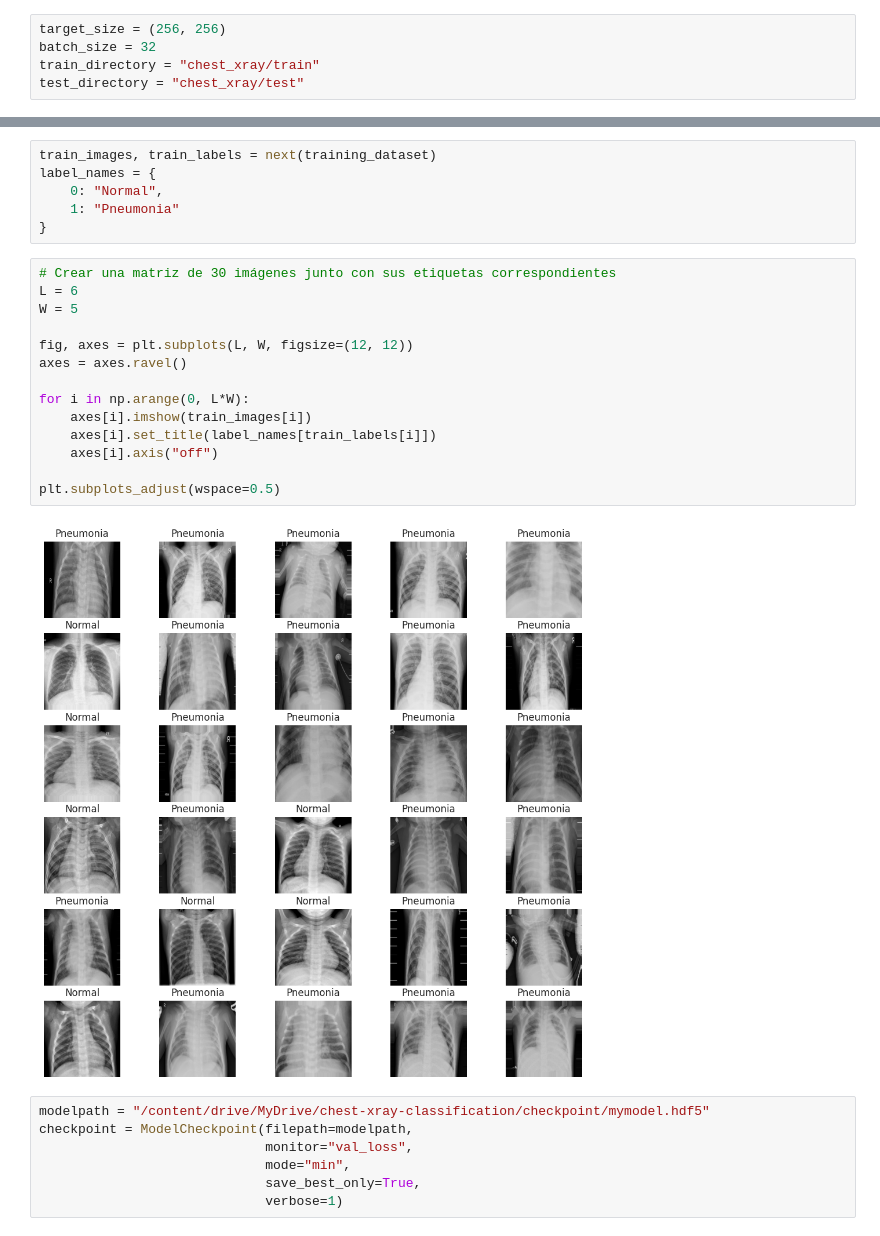
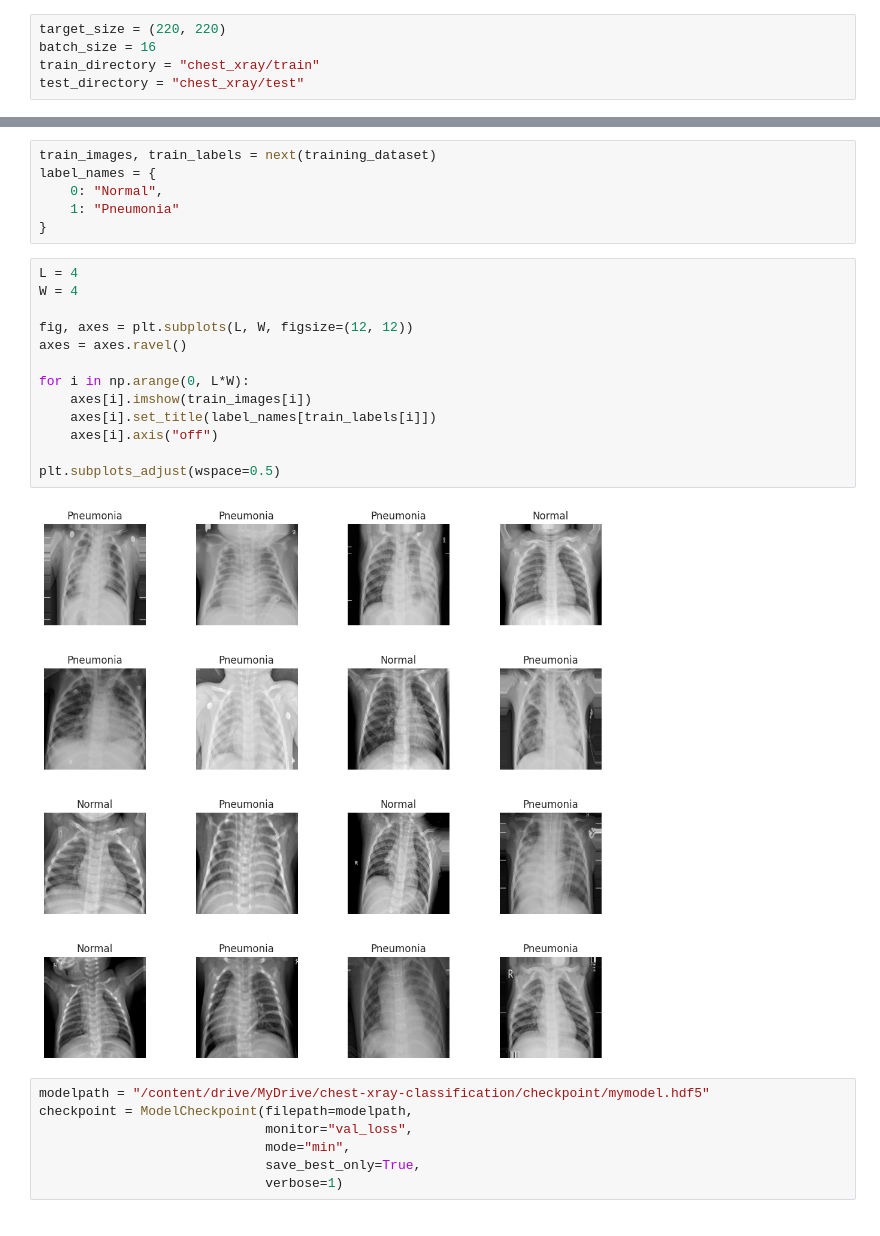
Before and after one commit to jmudy/chest-xray-classification, a Jupyter notebook: chest-xray-pneumonia.ipynb, the cells around one changed output, grey strips where cells are left out. Drawn from its saved outputs; the diff is of its cells as text.

```diff
--- a/chest-xray-pneumonia.ipynb
+++ b/chest-xray-pneumonia.ipynb
@@ -67,7 +68,7 @@ warnings.filterwarnings("ignore", category=DeprecationWarning)
 # %% [markdown]
 # Construir el modelo CNN
 # %%
-target_size = (256, 256)
-batch_size = 32
+target_size = (220, 220)
+batch_size = 16
 train_directory = "chest_xray/train"
 test_directory = "chest_xray/test"
@@ -131,21 +153,20 @@ label_names = {
     1: "Pneumonia"
 }
 # %%
-# Crear una matriz de 30 imágenes junto con sus etiquetas correspondientes
-L = 6
-W = 5
+L = 4
+W = 4
 
 fig, axes = plt.subplots(L, W, figsize=(12, 12))
 axes = axes.ravel()
 
 for i in np.arange(0, L*W):
     axes[i].imshow(train_images[i])
     axes[i].set_title(label_names[train_labels[i]])
     axes[i].axis("off")
 
 plt.subplots_adjust(wspace=0.5)
 # %% [output]
-[figure, old version]
+[figure, new version]
 # %%
 modelpath = "/content/drive/MyDrive/chest-xray-classification/checkpoint/mymodel.hdf5"
 checkpoint = ModelCheckpoint(filepath=modelpath,
```
Also changed, not shown: parts of 14 cells of this notebook, 1 other file.
